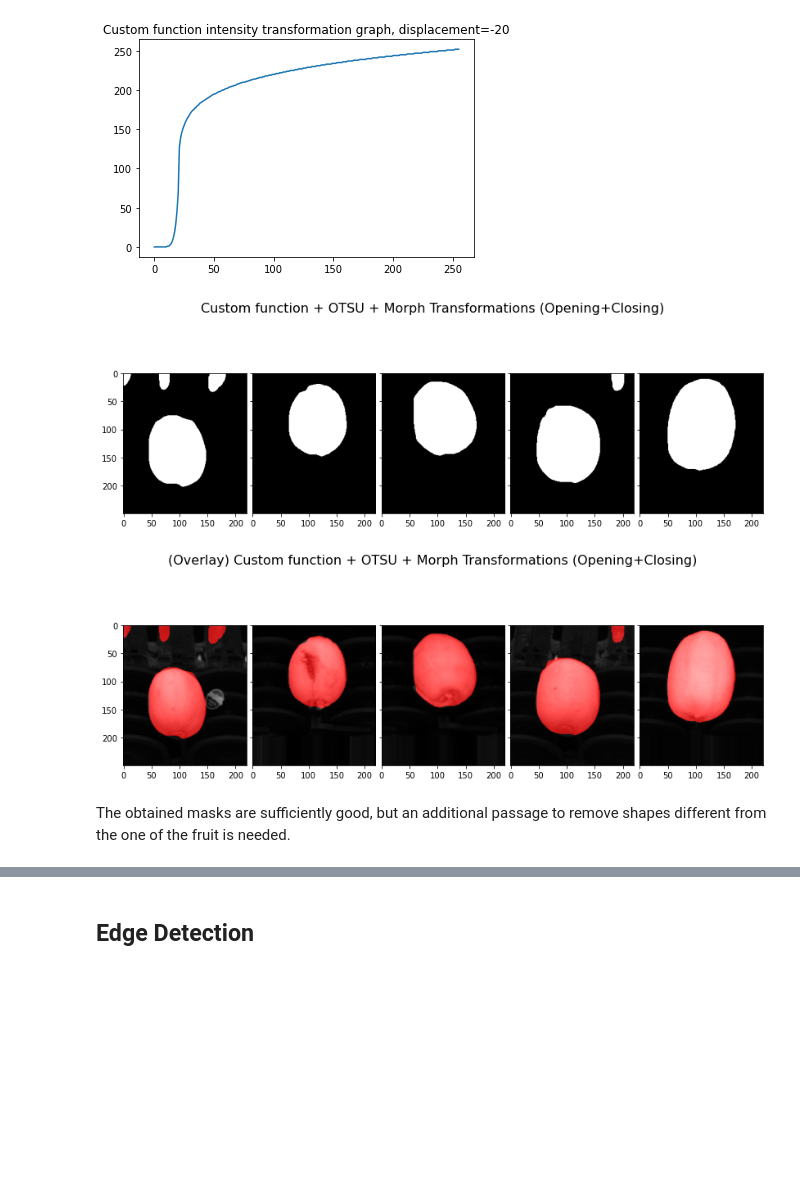
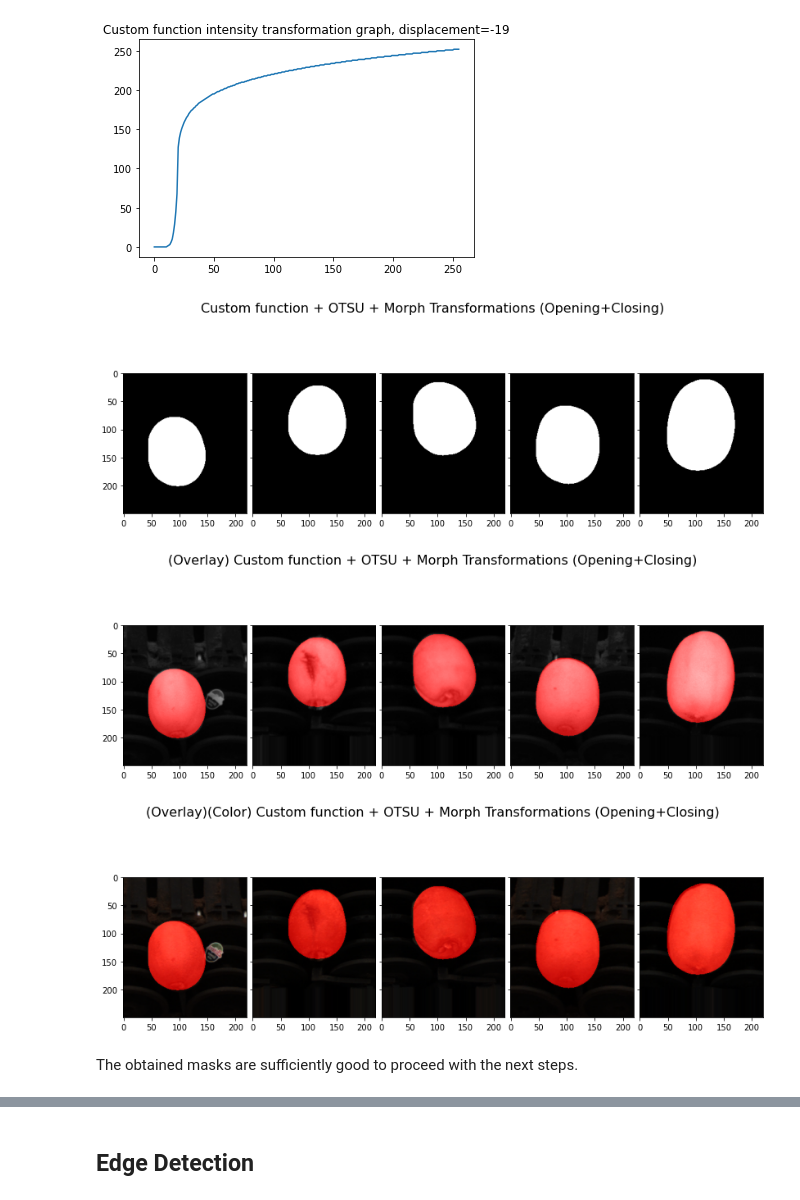
Before and after one commit to eskinderit/FruitDefectsInspection, a Jupyter notebook: final challenge/fruit inspection - ex3.ipynb, the cells around one changed output, grey strips where cells are left out. Drawn from its saved outputs; the diff is of its cells as text; code cells hidden in the pictures; blank space fills up the shorter version.

```diff
--- a/final challenge/fruit inspection - ex3.ipynb
+++ b/final challenge/fruit inspection - ex3.ipynb
@@ -175,11 +177,11 @@ def customFunctionOtsuMorphKiwis(img, displacement, show_output=False):
     '''
     custom_otsu_mask = customFunctionOtsu(img, displacement)
 
-    kernel_opening = cv2.getStructuringElement(cv2.MORPH_ELLIPSE,(18,35))
-    kernel_closing = cv2.getStructuringElement(cv2.MORPH_ELLIPSE,(30,10))
+    kernel_closing = cv2.getStructuringElement(cv2.MORPH_ELLIPSE,(5,4))
+    kernel_opening = cv2.getStructuringElement(cv2.MORPH_ELLIPSE,(92,100))
 
-    morphed_mask = cv2.morphologyEx(custom_otsu_mask, cv2.MORPH_OPEN, kernel_opening)
-    morphed_mask = cv2.morphologyEx(morphed_mask, cv2.MORPH_CLOSE, kernel_closing)
+    morphed_mask = cv2.morphologyEx(custom_otsu_mask, cv2.MORPH_CLOSE, kernel_closing)
+    morphed_mask = cv2.morphologyEx(morphed_mask, cv2.MORPH_OPEN, kernel_opening)
 
     if show_output:
         plt.imshow(morphed_mask, cmap="gray")
@@ -190,7 +192,7 @@ def customFunctionOtsuMorphKiwis(img, displacement, show_output=False):
 # %% [markdown]
 #### Graph of the custom function
 # %%
-displacement = -20
+displacement = -19
 plt.plot(customFunction(displacement=displacement))
 plt.title(f"Custom function intensity transformation graph, displacement={displacement}")
 plt.show()
@@ -199,13 +201,17 @@ plt.show()
 # %%
 custom_otsu_masks = [customFunctionOtsuMorphKiwis(i, displacement) for i in imgs]
 
 custom_otsu_overlay = [show_masking_effect(custom_otsu_masks[i], cv2.cvtColor(imgs[i],cv2.COLOR_GRAY2RGB)) for i in range(len(imgs))]
 
+custom_otsu_overlay_color = [show_masking_effect(custom_otsu_masks[i], color_imgs[i]) for i in range(len(imgs))]
+
 # plotting
 plot_images_row(custom_otsu_masks, title = "Custom function + OTSU + Morph Transformations (Opening+Closing)")
 plot_images_row(custom_otsu_overlay, title = "(Overlay) Custom function + OTSU + Morph Transformations (Opening+Closing)")
+plot_images_row(custom_otsu_overlay_color, title = "(Overlay)(Color) Custom function + OTSU + Morph Transformations (Opening+Closing)")
 # %% [output]
-[figure, old version]
+[figure, new version]
-[figure, old version]
+[figure, new version]
+[figure, added]
 # %% [markdown]
-The obtained masks are sufficiently good, but an additional passage to remove shapes different from the one of the fruit is needed.
+The obtained masks are sufficiently good to proceed with the next steps.
```
Also changed, not shown: parts of 11 cells of this notebook, 1 other file.
